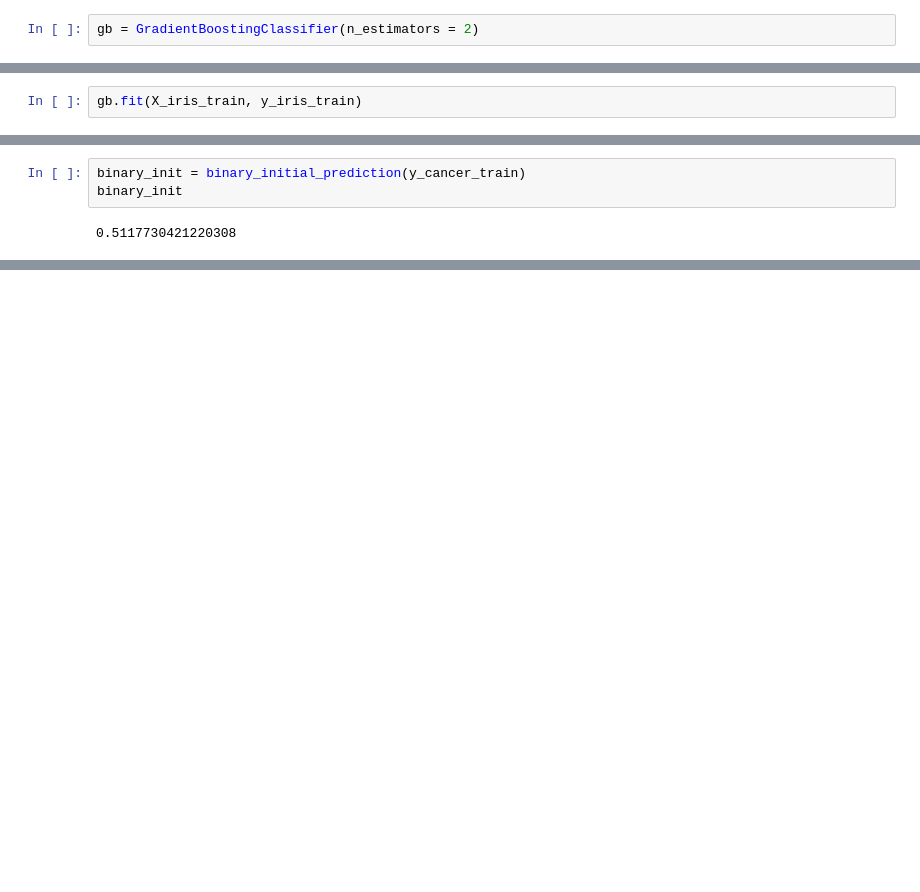
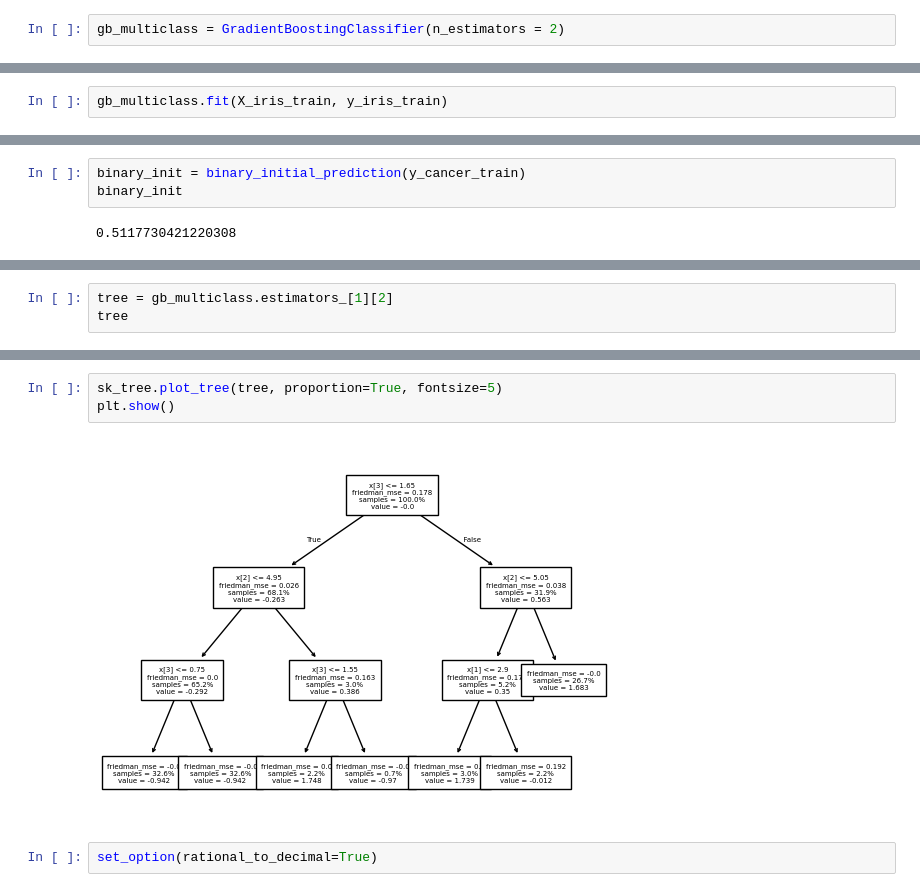
Before and after one commit to dabzr/LogicExplainML, a Jupyter notebook: testing/notebooks/colab notebooks/decision_function.ipynb, the cells around one changed output, grey strips where cells are left out. Cells and saved outputs as stored; diff of their text form; blank space fills up the shorter version.

```diff
--- a/testing/notebooks/colab notebooks/decision_function.ipynb
+++ b/testing/notebooks/colab notebooks/decision_function.ipynb
@@ -70,13 +88,13 @@ array([1.90880322, 1.90880322, 1.90880322, 1.11940938, 1.90880322,
 # %% [markdown]
 ## Multiclass
 # %%
-gb = GradientBoostingClassifier(n_estimators = 2)
+gb_multiclass = GradientBoostingClassifier(n_estimators = 2)
 # %%
 iris = load_iris()
 X_iris, y_iris = iris.data, iris.target
 X_iris_train, X_iris_test, y_iris_train, y_iris_test = train_test_split(X_iris, y_iris, test_size=0.1, random_state=101)
 # %%
-gb.fit(X_iris_train, y_iris_train)
+gb_multiclass.fit(X_iris_train, y_iris_train)
 # %% [output]
 GradientBoostingClassifier(n_estimators=2)
 # %%
@@ -169,0 +415,3 @@ array([0.81113835, 0.81113835, 0.81113835, 0.02174451, 0.81113835,
+# %%
+tree = gb_multiclass.estimators_[1][2]
+tree
@@ -169,0 +480,7 @@ array([0.81113835, 0.81113835, 0.81113835, 0.02174451, 0.81113835,
+# %%
+sk_tree.plot_tree(tree, proportion=True, fontsize=5)
+plt.show()
+# %% [output]
+[figure, added]
+# %%
+set_option(rational_to_decimal=True)
```
Also changed, not shown: parts of 97 cells of this notebook, 1 other file.
